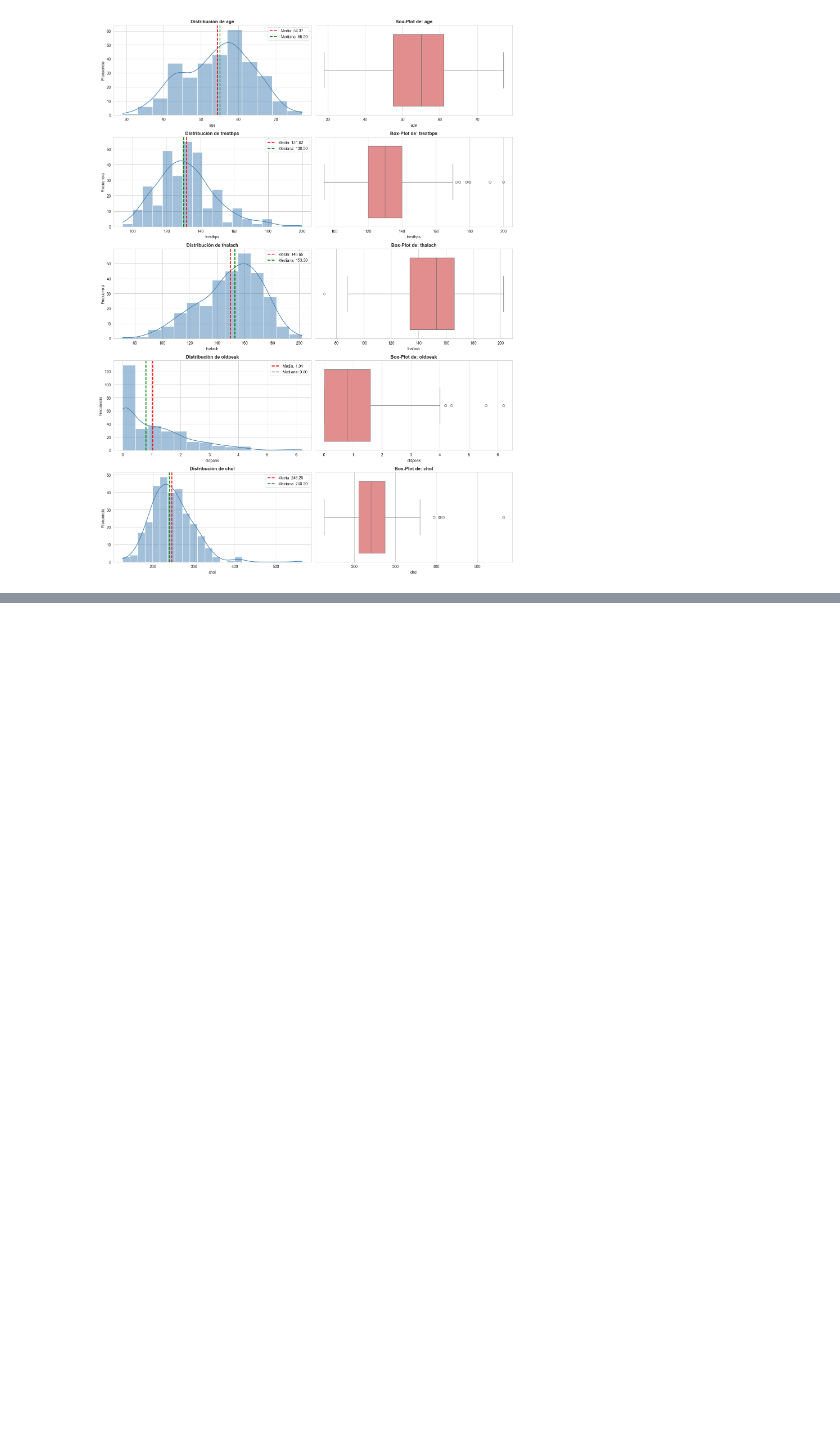
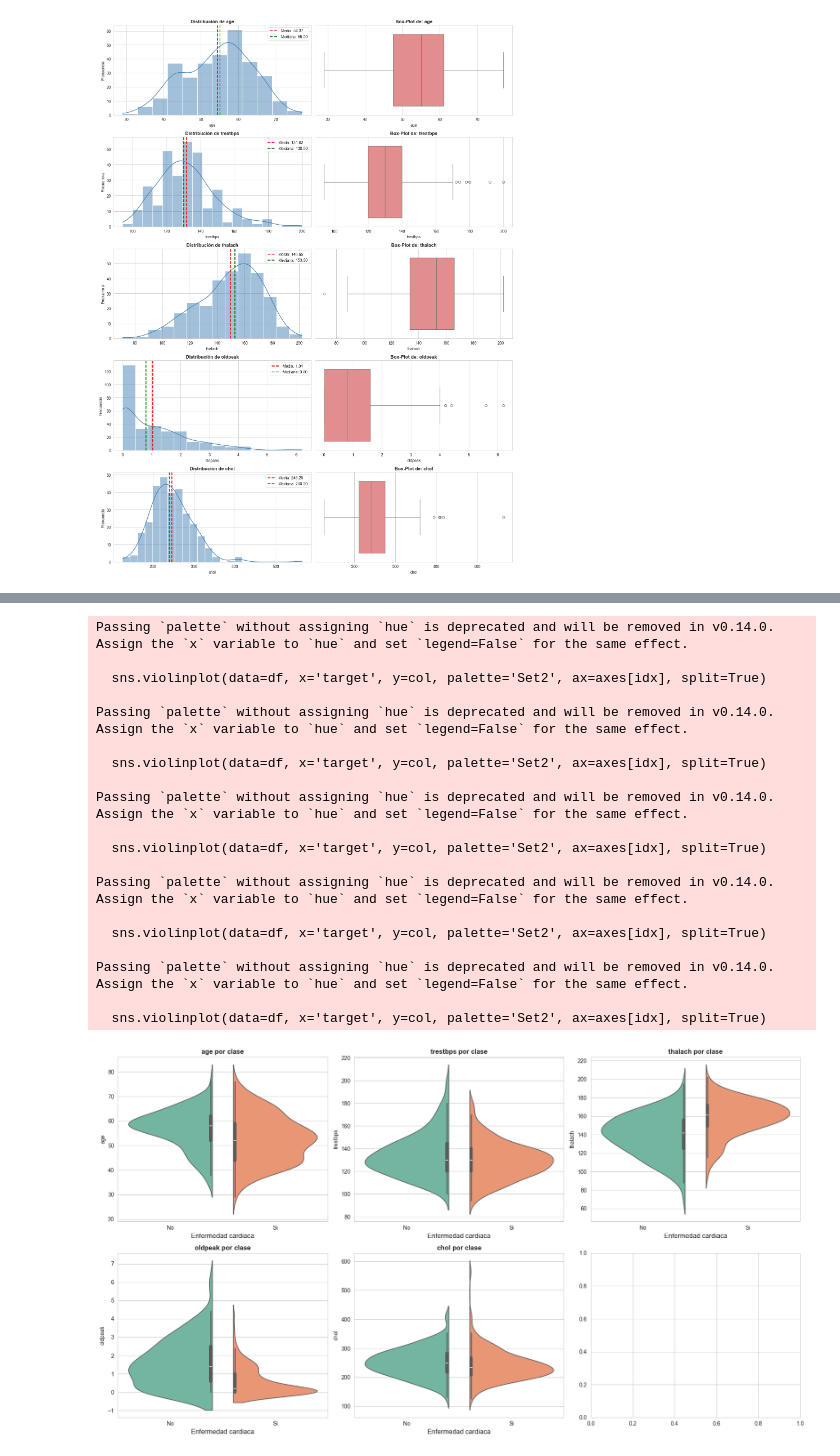
Before and after one commit to AlexSc97/modelo-predictivo-paro-cardiaco, a Jupyter notebook: notebooks/explore.ipynb, the cells around one changed output, grey strips where cells are left out. Saved outputs shown, nothing was run; the diff lists cells and outputs as text; code cells hidden in the pictures; blank space fills up the shorter version.

Commit message:
Graficos de violin, intepretacion y ajuste de fundamentacion de EDA, funcion para detectar outliers

```diff
--- a/notebooks/explore.ipynb
+++ b/notebooks/explore.ipynb
@@ -282,7 +328,7 @@ df.head()
 
 continuous_var = ['age', 'trestbps','thalach','oldpeak','chol']
 
-fig, axes = plt.subplots(len(continuous_var), 2, figsize=(15, 4*len(categorical_cols)))
+fig, axes = plt.subplots(len(continuous_var), 2, figsize=(15, 4*len(continuous_var)))
 
 for idx, col in enumerate(continuous_var):
     # Histograma con curva KDE
@@ -305,0 +361,33 @@ plt.show()
+# %%
+fig, axes = plt.subplots(2,3, figsize=(18,10))
+axes = axes.ravel() #
+# Grafico violinplot
+for idx, col in enumerate(continuous_var):
+    sns.violinplot(data=df, x='target', y=col, palette='Set2', ax=axes[idx], split=True)
+    axes[idx].set_title(f"{col} por clase", fontsize='12', fontweight='bold')
+    axes[idx].set_xlabel('Enfermedad cardiaca', fontsize='12')
+    axes[idx].set_ylabel(col, fontsize='10')
+    axes[idx].set_xticklabels(['No', 'Si'])
+plt.tight_layout()
+plt.show()
+# %% [output]
+Passing `palette` without assigning `hue` is deprecated and will be removed in v0.14.0. Assign the `x` variable to `hue` and set `legend=False` for the same effect.
+
+  sns.violinplot(data=df, x='target', y=col, palette='Set2', ax=axes[idx], split=True)
+
+Passing `palette` without assigning `hue` is deprecated and will be removed in v0.14.0. Assign the `x` variable to `hue` and set `legend=False` for the same effect.
+
+  sns.violinplot(data=df, x='target', y=col, palette='Set2', ax=axes[idx], split=True)
+
+Passing `palette` without assigning `hue` is deprecated and will be removed in v0.14.0. Assign the `x` variable to `hue` and set `legend=False` for the same effect.
+
+  sns.violinplot(data=df, x='target', y=col, palette='Set2', ax=axes[idx], split=True)
+
+Passing `palette` without assigning `hue` is deprecated and will be removed in v0.14.0. Assign the `x` variable to `hue` and set `legend=False` for the same effect.
+
+  sns.violinplot(data=df, x='target', y=col, palette='Set2', ax=axes[idx], split=True)
+
+Passing `palette` without assigning `hue` is deprecated and will be removed in v0.14.0. Assign the `x` variable to `hue` and set `legend=False` for the same effect.
+
+  sns.violinplot(data=df, x='target', y=col, palette='Set2', ax=axes[idx], split=True)
+[figure, added]
```
Also changed, not shown: parts of 10 cells of this notebook.
